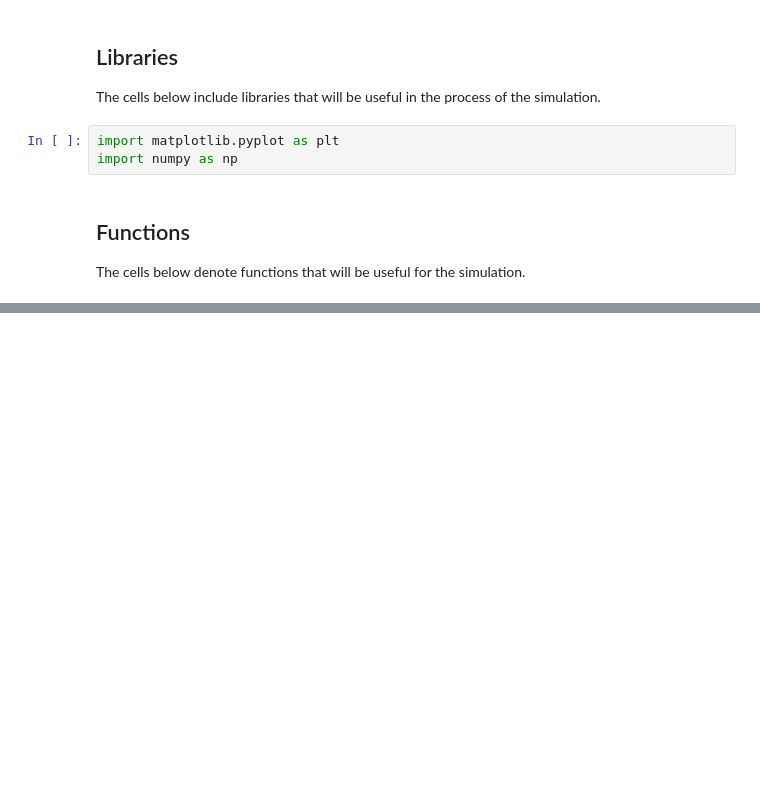
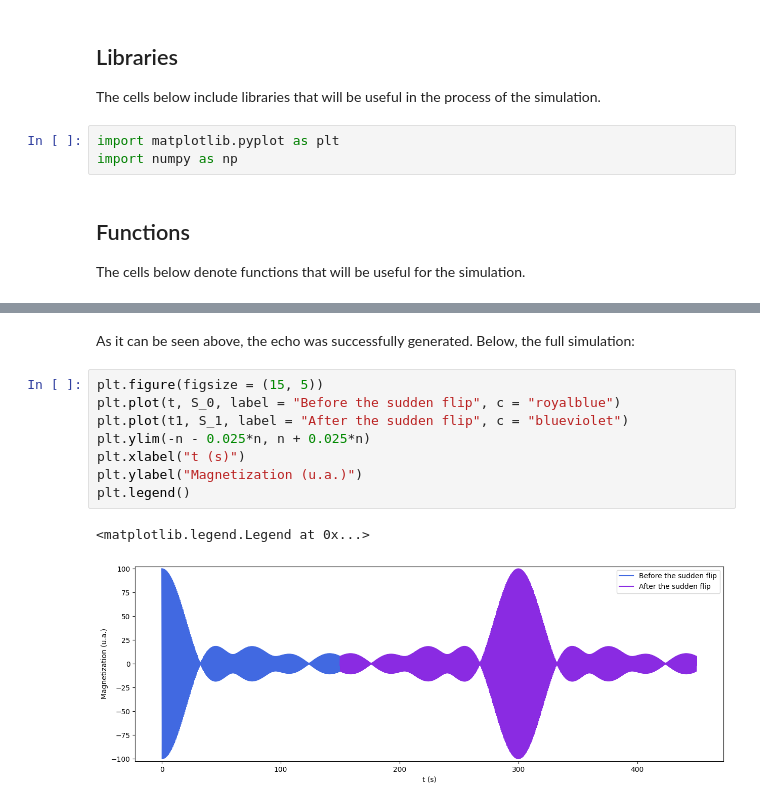
Before and after one commit to JoaoDell/MRI-study, a Jupyter notebook: examples/spin_echo_sim/spin_echo.ipynb, the cells around one changed output, grey strips where cells are left out. Cells and saved outputs as stored; diff of their text form; blank space fills up the shorter version.

```diff
--- a/examples/spin_echo_sim/spin_echo.ipynb
+++ b/examples/spin_echo_sim/spin_echo.ipynb
@@ -362,0 +127,13 @@ The cells below include the running simulation
+# %% [markdown]
+As it can be seen above, the echo was successfully generated. Below, the full simulation:
+# %%
+plt.figure(figsize = (15, 5))
+plt.plot(t, S_0, label = "Before the sudden flip", c = "royalblue")
+plt.plot(t1, S_1, label = "After the sudden flip", c = "blueviolet")
+plt.ylim(-n - 0.025*n, n + 0.025*n)
+plt.xlabel("t (s)")
+plt.ylabel("Magnetization (u.a.)")
+plt.legend()
+# %% [output]
+<matplotlib.legend.Legend at 0x...>
+[figure, added]
```
Also changed, not shown: parts of 37 cells of this notebook, 2 other files.
